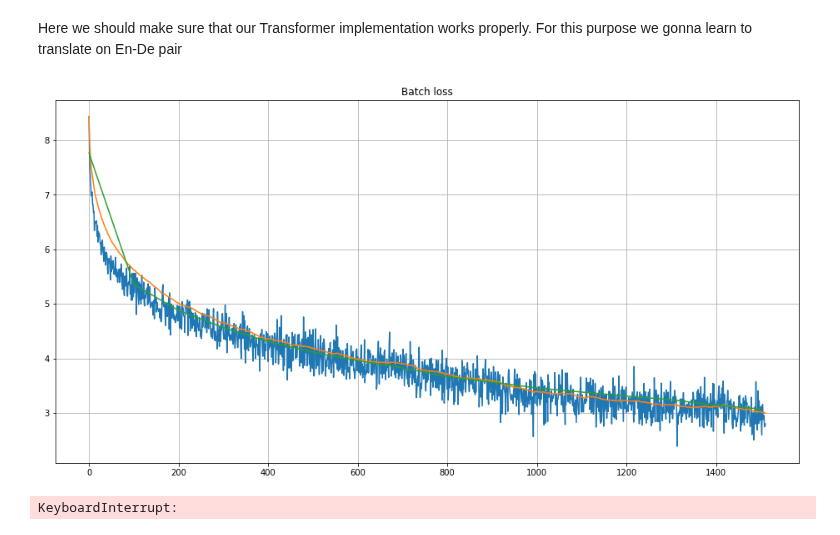
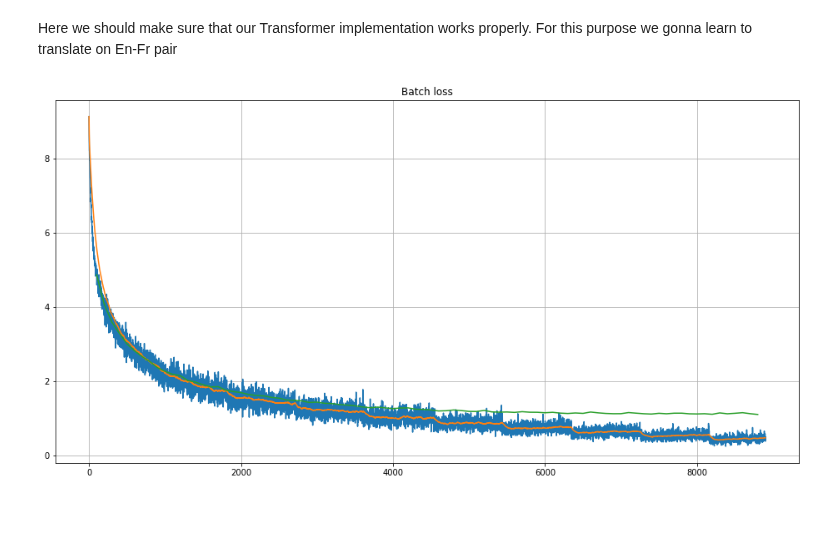
Before and after one commit to universome/text-style-transfer, a Jupyter notebook: notebooks/test-transformer.ipynb, the cells around one changed output. Drawn from its saved outputs; the diff is of its cells as text; code cells hidden in the pictures.

```diff
--- a/notebooks/test-transformer.ipynb
+++ b/notebooks/test-transformer.ipynb
@@ -1,5 +1,5 @@
 # %% [markdown]
-Here we should make sure that our Transformer implementation works properly. For this purpose we gonna learn to translate on En-De pair
+Here we should make sure that our Transformer implementation works properly. For this purpose we gonna learn to translate on En-Fr pair
 # %%
 import sys; sys.path += ['..', '../src']
 # %%
@@ -10,9 +10,9 @@ DATA_PATH = '../data/generated'
 max_len = 50 # Processing long sentences is slow
 
 train_src_path = os.path.join(DATA_PATH, 'train.en.tok.bpe')
-train_trg_path = os.path.join(DATA_PATH, 'train.de.tok.bpe')
+train_trg_path = os.path.join(DATA_PATH, 'train.fr.tok.bpe')
 val_src_path = os.path.join(DATA_PATH, 'val.en.tok.bpe')
-val_trg_path = os.path.join(DATA_PATH, 'val.de.tok.bpe')
+val_trg_path = os.path.join(DATA_PATH, 'val.fr.tok.bpe')
 
 train_src = open(train_src_path, 'r', encoding='utf-8').read().splitlines()
 train_trg = open(train_trg_path, 'r', encoding='utf-8').read().splitlines()
@@ -25,7 +25,7 @@ val_src = [s.split()[:max_len-2] for s in val_src]
 val_trg = [s.split()[:max_len-2] for s in val_trg]
 
 vocab_src = Vocab.from_file(os.path.join(DATA_PATH, 'vocab.en'))
-vocab_trg = Vocab.from_file(os.path.join(DATA_PATH, 'vocab.de'))
+vocab_trg = Vocab.from_file(os.path.join(DATA_PATH, 'vocab.fr'))
 
 train_src_idx = [[vocab_src.token2id.get(t, vocab_src.unk) for t in s] for s in train_src]
 train_trg_idx = [[vocab_trg.token2id.get(t, vocab_trg.unk) for t in s] for s in train_trg]
@@ -68,62 +68,64 @@ use_cuda = torch.cuda.is_available()
 def get_criterion(vocab_size):
     ''' With PAD token zero weight '''
     weight = torch.ones(vocab_size)
     weight[constants.PAD] = 0
 
     if use_cuda: weight = weight.cuda()
 
     return nn.CrossEntropyLoss(weight)
 
 optimizer = Adam(model.get_trainable_parameters(), lr=1e-4, betas=(0.9, 0.98))
 criterion = get_criterion(len(vocab_trg))
 training_data = Batcher(train_src_idx, train_trg_idx, vocab_src.token2id,
                         vocab_trg.token2id, batch_size=32, shuffle=True)
-val_data = Batcher(val_src_idx, val_trg_idx, vocab_src.token2id,
-                   vocab_trg.token2id, batch_size=32, shuffle=True)
+val_data = Batcher(val_src_idx[:128], val_trg_idx[:128], vocab_src.token2id,
+                   vocab_trg.token2id, batch_size=32, shuffle=False)
 
 if use_cuda:
     model.cuda()
     criterion.cuda()
 
 model.train()
 loss_history = []
 val_loss_history = []
 val_loss_iters = []
 num_iters_done = 0
 
-for i in range(10):
-    for batch in tqdm(training_data, leave=False):
-        src, tgt = batch
-        optimizer.zero_grad()
-        pred = model(src, tgt)
-        loss = criterion(pred, tgt[:, 1:].contiguous().view(-1))
-        loss.backward()
-        optimizer.step()
+try:
+    for i in range(10):
+        for batch in tqdm(training_data, leave=False):
+            src, tgt = batch
+            optimizer.zero_grad()
+            pred = model(src, tgt)
+            loss = criterion(pred, tgt[:, 1:].contiguous().view(-1))
+            loss.backward()
+            optimizer.step()
 
-        loss_history.append(loss.data[0])
+            loss_history.append(loss.data[0])
 
-        if num_iters_done % 5 == 0:
-            clear_output(True)
-            plt.figure(figsize=[16,8])
-            plt.title("Batch loss")
-            plt.plot(loss_history)
-            plt.plot(pd.DataFrame(np.array(loss_history)).ewm(span=100).mean())
-            plt.plot(val_loss_iters, val_loss_history)
-            plt.grid()
-            plt.show()
+            if num_iters_done % 10 == 0:
+                clear_output(True)
+                plt.figure(figsize=[16,8])
+                plt.title("Batch loss")
+                plt.plot(loss_history)
+                plt.plot(pd.DataFrame(np.array(loss_history)).ewm(span=100).mean())
+                plt.plot(val_loss_iters, val_loss_history)
+                plt.grid()
+                plt.show()
 
-        if num_iters_done % 100 == 0:
-            val_losses = []
-            for val_batch in val_data:
-                val_src, val_tgt = val_batch
-                val_pred = model(val_src, val_tgt)
-                val_loss = criterion(val_pred, val_tgt[:, 1:].contiguous().view(-1))
-                val_losses.append(val_loss.data[0])
+            if num_iters_done % 100 == 0 and num_iters_done > 0:
+                val_losses = []
+                for val_batch in val_data:
+                    val_src, val_tgt = val_batch
+                    val_pred = model(val_src, val_tgt)
+                    val_loss = criterion(val_pred, val_tgt[:, 1:].contiguous().view(-1))
+                    val_losses.append(val_loss.data[0])
 
-            val_loss_history.append(np.mean(val_losses))
-            val_loss_iters.append(num_iters_done)
+                val_loss_history.append(np.mean(val_losses))
+                val_loss_iters.append(num_iters_done)
 
-        num_iters_done += 1
+            num_iters_done += 1
+except KeyboardInterrupt:
+    pass
 # %% [output]
-[figure, old version]
+[figure, new version]
-KeyboardInterrupt:
```
Also changed, not shown: parts of 3 cells of this notebook, 8 other files.
